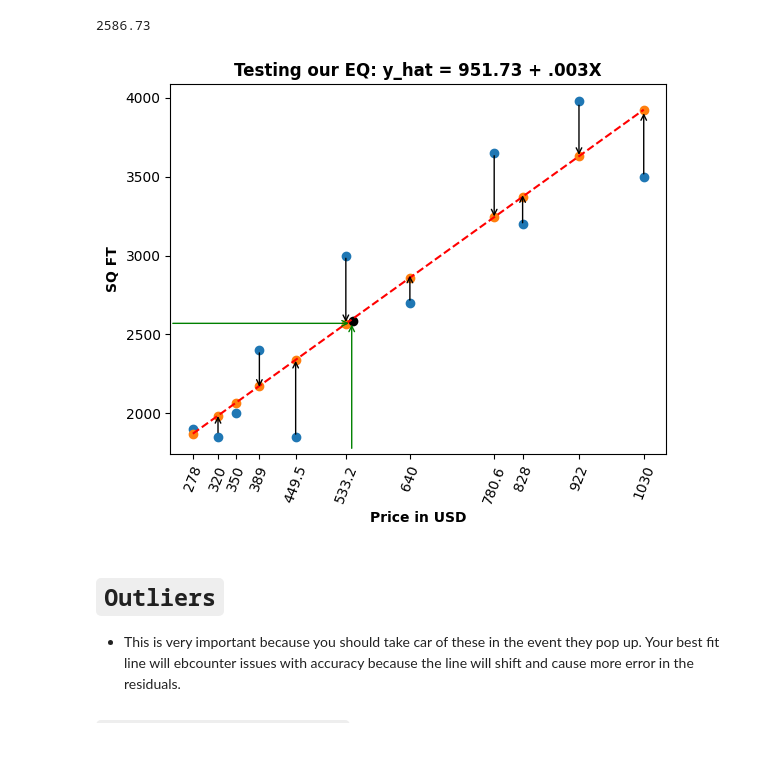
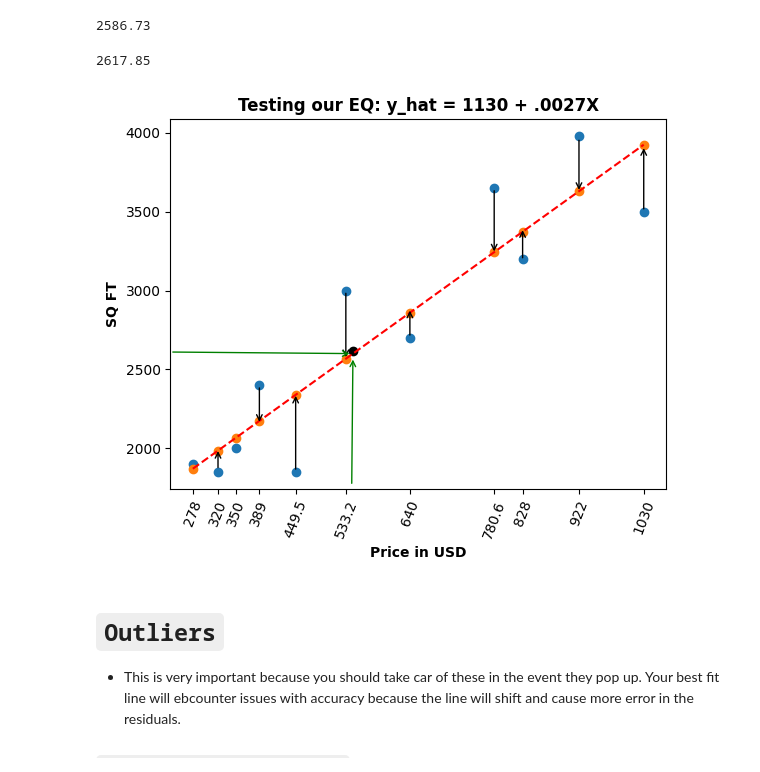
Before and after one commit to MrFuguDataScience/MLE_Basics_N_Stats, a Jupyter notebook: Untitled3.ipynb, the cells around one changed output. Saved outputs shown, nothing was run; the diff lists cells and outputs as text; code cells hidden in the pictures.

```diff
--- a/Untitled3.ipynb
+++ b/Untitled3.ipynb
@@ -844,6 +844,13 @@ f_x_hat = 951.73 + .003*X_
 f_x_hat
 # %% [output]
 2586.73
+# %%
+X_ = 545000
+f_x_hat_2 = 1130 + .00273*X_
+
+f_x_hat_2
+# %% [output]
+2617.85
 # %%
 # Read data
 labels = [278,320,350,389,449.5,533.2,640,780.6,828,922,1030]
@@ -853,7 +860,10 @@ plt.scatter(home_price_usd, sqft)
 
 plt.scatter(home_price_usd,y_pred)
 
-plt.scatter(X_,f_x_hat,color='black')
+# plt.scatter(X_,f_x_hat,color='black')
+
+
+plt.scatter(X_,f_x_hat_2,color='black')
 
 # Fit the trend line
 z = np.polyfit(home_price_usd, sqft, 1)
@@ -865,7 +875,7 @@ labels = [278,320,350,389,449.5,533.2,640,780.6,828,922,1030]
 plt.xticks(home_price_usd, labels, rotation=69,ha='center')
 
 plt.ylabel('SQ FT',fontweight='bold')
-plt.title('Testing our EQ: y_hat = 951.73 + .003X',fontweight='bold')
+plt.title('Testing our EQ: y_hat = 1130 + .0027X',fontweight='bold')
 
 
 plt.annotate('', xy=(533200, 2560), xytext=(533200, 3000),
@@ -876,36 +886,36 @@ plt.annotate('', xy=(780600, 3230), xytext=(780600, 3650),
 
 
 plt.annotate('', xy=(449500, 2350), xytext=(449500, 1850),
              arrowprops=dict(arrowstyle='->', color='black'))
 
 plt.annotate('', xy=(389000, 2150), xytext=(389000, 2400),
              arrowprops=dict(arrowstyle='->', color='black'))
 
 plt.annotate('', xy=(1030000, 3920), xytext=(1030000, 3500),
              arrowprops=dict(arrowstyle='->', color='black'))
 
 plt.annotate('', xy=(922000, 3620), xytext=(922000, 3970),
              arrowprops=dict(arrowstyle='->', color='black'))
 
 plt.annotate('', xy=(828000, 3400), xytext=(828000, 3190),
              arrowprops=dict(arrowstyle='->', color='black'))
 
 plt.annotate('', xy=(640000, 2890), xytext=(640000, 2700),
              arrowprops=dict(arrowstyle='->', color='black'))
 
 plt.annotate('', xy=(320000, 2000), xytext=(320000, 1860),
              arrowprops=dict(arrowstyle='->', color='black'))
 
-plt.annotate('', xy=(543000, 2580), xytext=(543000, 1760),
+plt.annotate('', xy=(545000, 2580), xytext=(543000, 1760),
              arrowprops=dict(arrowstyle='->', color='green'))
 
-plt.annotate('', xy=(543000, 2570), xytext=(240000, 2570),
+plt.annotate('', xy=(544000, 2600), xytext=(240000, 2610),
              arrowprops=dict(arrowstyle='->', color='green'))
 
 # Show the plot
 plt.show()
 # %% [output]
-[figure, old version]
+[figure, new version]
 # %% [markdown]
 # `Outliers`
 
```
Also changed, not shown: parts of 5 cells of this notebook.
